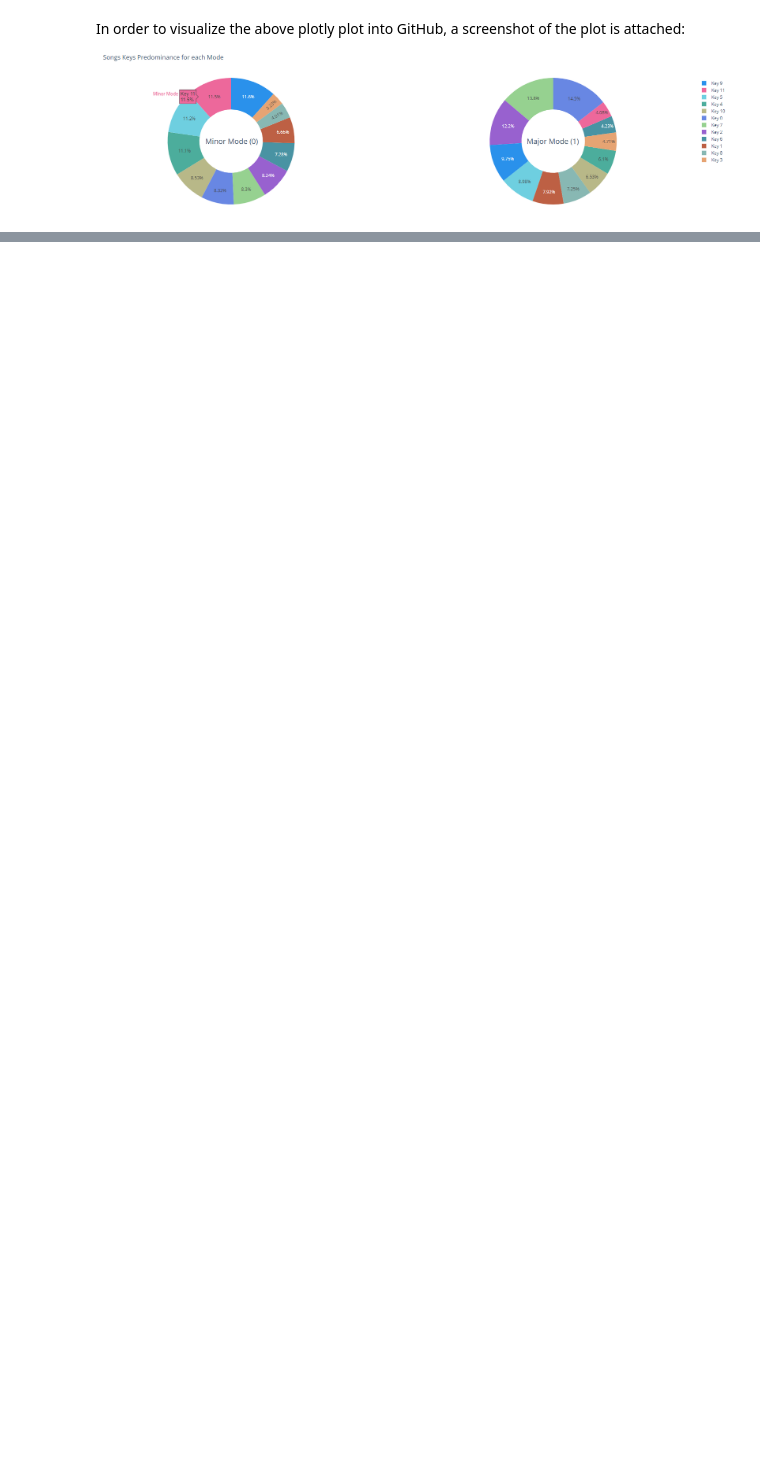
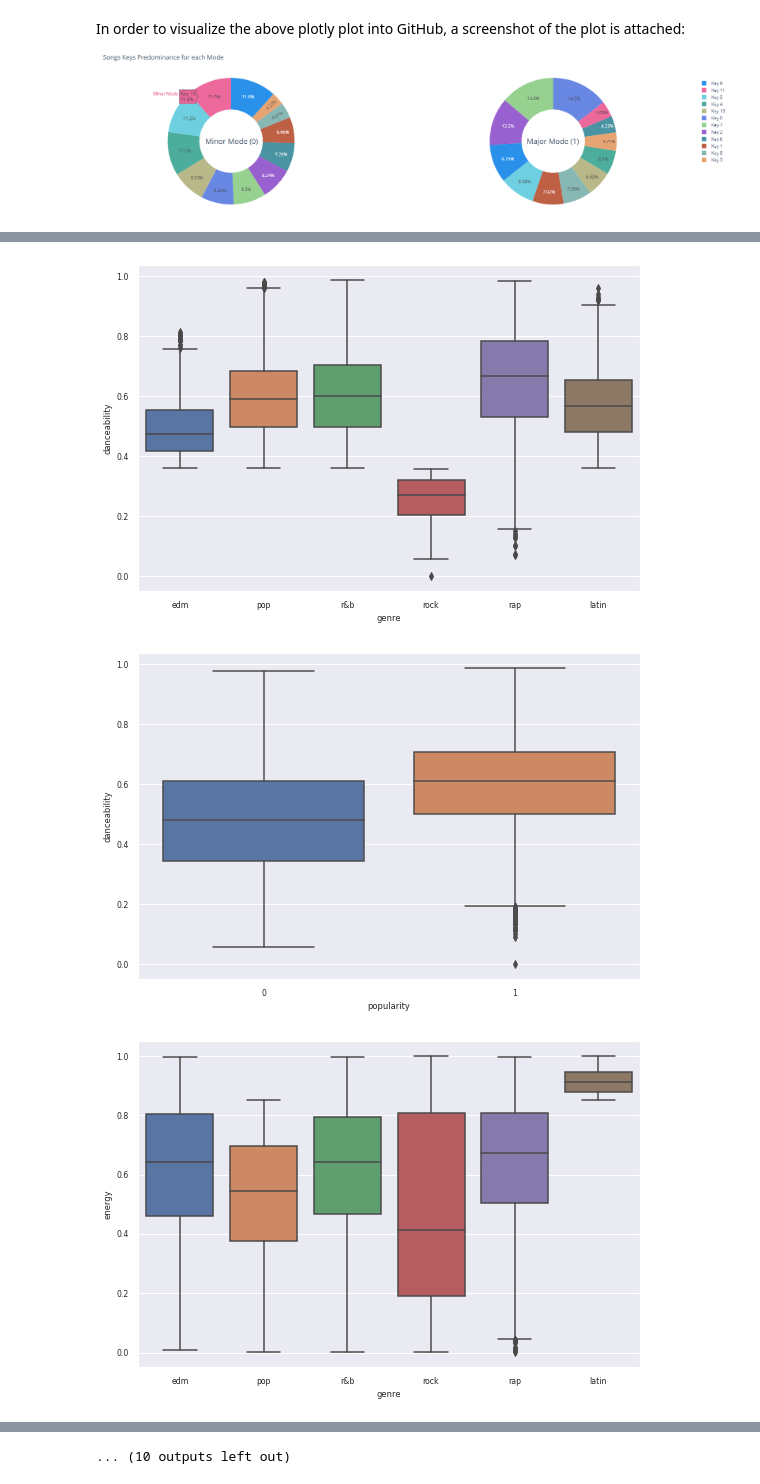
Before and after one commit to AnaMaria2019/data-vis-spotify-songs-dataset, a Jupyter notebook: data-vis-spotify-songs.ipynb, the cells around one changed output, grey strips where cells are left out. Saved outputs shown, nothing was run; the diff lists cells and outputs as text; code cells hidden in the pictures; blank space fills up the shorter version.

```diff
--- a/data-vis-spotify-songs.ipynb
+++ b/data-vis-spotify-songs.ipynb
@@ -503,0 +553,10 @@ In order to visualize the above plotly plot into GitHub, a screenshot of the plo
+# %%
+# Box plot detailing the selected numerical columns in terms of categorical columns.
+for numerical_column in data_numerical_columns:
+  for categorical_column in data_categorical_columns:
+    sb.boxplot(x=categorical_column, y=numerical_column, data=data)
+    plt.show()
+# %% [output]
+[figure, added]
+[figure, added]
+[figure, added]
@@ -503,0 +572 @@ In order to visualize the above plotly plot into GitHub, a screenshot of the plo
+... (10 outputs left out)
```
Also changed, not shown: parts of 21 cells of this notebook.
